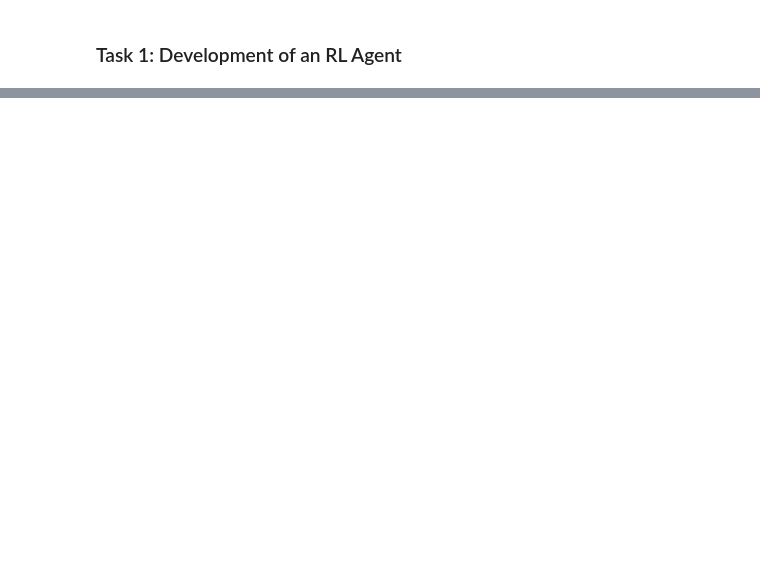
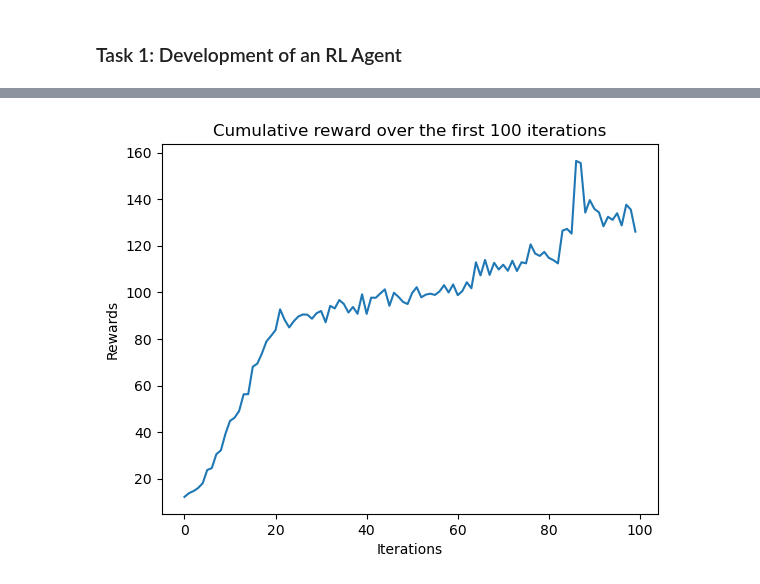
Before and after one commit to dinitrophenol/SC3000, a Jupyter notebook: cartpole.ipynb, the cells around one changed output, grey strips where cells are left out. Cells and saved outputs as stored; diff of their text form; code cells hidden in the pictures; blank space fills up the shorter version.

```diff
--- a/cartpole.ipynb
+++ b/cartpole.ipynb
@@ -6,23 +7,0 @@ from matplotlib import pyplot as plt
-# %%
-env = gym.make("CartPole-v1")
-print(env.action_space)
-print(env.observation_space)
-
-observation = env.reset()
-print("Initial observations:", observation)
-print(type(observation))
-
-observation, reward, done, info, extra_info = env.step(0)
-
-print("New observations after choosing action 0:", observation)
-print(type(observation))
-print("Reward for this step:", reward)
-print("Is this round done?", done)
-
-observation = env.reset()
-cumulative_reward = 0
-done = False
-while not done:
-    observation, reward, done, info, extra_info = env.step(0)
-    cumulative_reward += reward
-print("Cumulative reward for this round:", cumulative_reward)
@@ -39,2 +73,7 @@ Cumulative reward for this round: 9.0
 # %% [markdown]
 ### Task 1:  Development of an RL Agent
+# %%
+cart_position_bins = np.linspace(-2.4, 2.4, 10)
+cart_velocity_bins = np.linspace(-2, 2, 10)
+pole_angle_bins = np.linspace(-0.2, 0.2, 10)
+pole_angular_velocity_bins = np.linspace(-2, 2, 10)
@@ -129,0 +204,12 @@ plt.show()
+# %%
+Monte_Carlo_Agent = Monte_Carlo(env, discount_factor = 0.99, epsilon = 0.9, epsilon_decay = 0.9995)
+reward = Monte_Carlo_Agent.train_n_iterations(100)
+
+fig, ax = plt.subplots()
+plt.plot(reward)
+plt.title("Cumulative reward over the first 100 iterations")
+plt.ylabel('Rewards')
+plt.xlabel('Iterations')
+plt.show()
+# %% [output]
+[figure, added]
```
Also changed, not shown: parts of 16 cells of this notebook.
